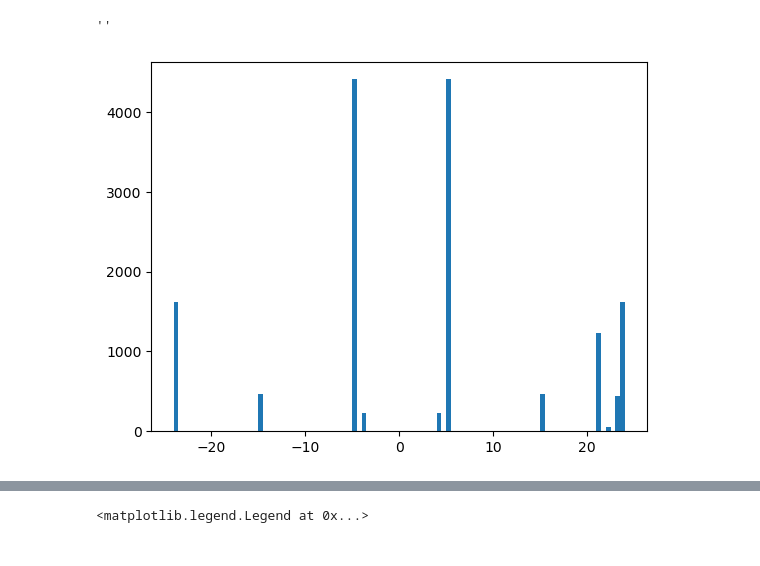
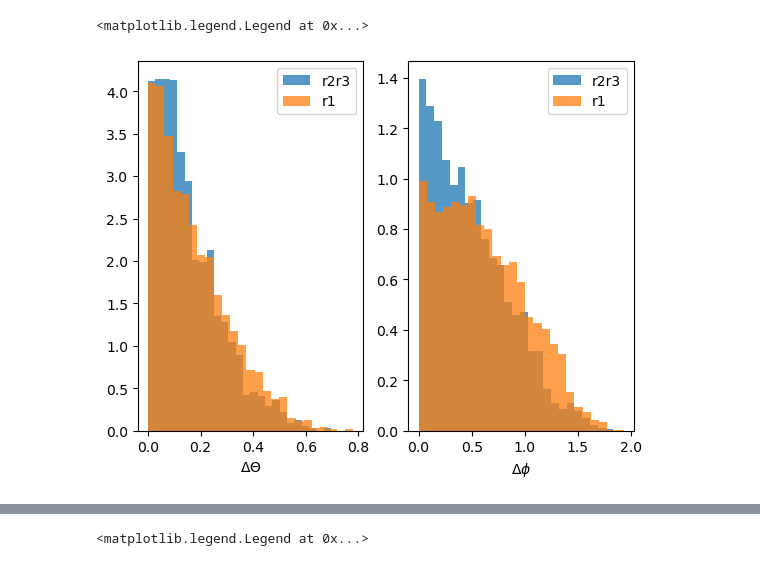
Before and after one commit to jbrewster7/jet_reco, a Jupyter notebook: fastjet_notebooks/two_higgs.ipynb, the cells around one changed output, grey strips where cells are left out. Saved outputs shown, nothing was run; the diff lists cells and outputs as text; code cells hidden in the pictures.

```diff
--- a/fastjet_notebooks/two_higgs.ipynb
+++ b/fastjet_notebooks/two_higgs.ipynb
@@ -672,16 +630,42 @@ plt.legend()
-# %%
-plt.close(1);plt.figure(1)
-plt_arr_pdgids = ak.flatten(pdgids[(ak.local_index(pdgids)==12) | (ak.local_index(pdgids)==13)])
-
-# mini = -7
-# maxi = 7
-
-maxi = np.max(plt_arr_pdgids)
-mini = np.min(plt_arr_pdgids)
-nbins = 2*(maxi - mini)
-
-plt.hist(ak.flatten(pdgids[(ak.local_index(pdgids)==12) | (ak.local_index(pdgids)==13)]),bins=nbins,range=(mini,maxi))
-''
-# %% [output]
-''
-[figure, removed]
+# %%
+nbins = 25
+alpha = 0.75
+density = True
+
+jet_combs = ak.combinations(jets,2,fields=['j1','j2'])
+
+fig,axs = plt.subplots(1,2)
+
+axs[0].hist(ak.min(abs(jet_combs.j1.theta - jet_combs.j2.theta),axis=1)[r2|r3],
+         bins=nbins,
+         alpha=alpha,
+         density=density,
+         label='r2r3')
+
+axs[0].hist(ak.min(abs(jet_combs.j1.theta - jet_combs.j2.theta),axis=1)[r1],
+         bins=nbins,
+         alpha=alpha,
+         density=density,
+         label='r1')
+
+axs[0].legend()
+axs[0].set_xlabel('$\Delta \Theta $')
+
+axs[1].hist(ak.min(abs(jet_combs.j1.phi - jet_combs.j2.phi),axis=1)[r2|r3],
+         bins=nbins,
+         alpha=alpha,
+         density=density,
+         label='r2r3')
+
+axs[1].hist(ak.min(abs(jet_combs.j1.phi - jet_combs.j2.phi),axis=1)[r1],
+         bins=nbins,
+         alpha=alpha,
+         density=density,
+         label='r1')
+
+axs[1].set_xlabel('$\Delta \phi $')
+
+axs[1].legend()
+# %% [output]
+<matplotlib.legend.Legend at 0x...>
+[figure, added]
```
Also changed, not shown: parts of 31 cells of this notebook.
